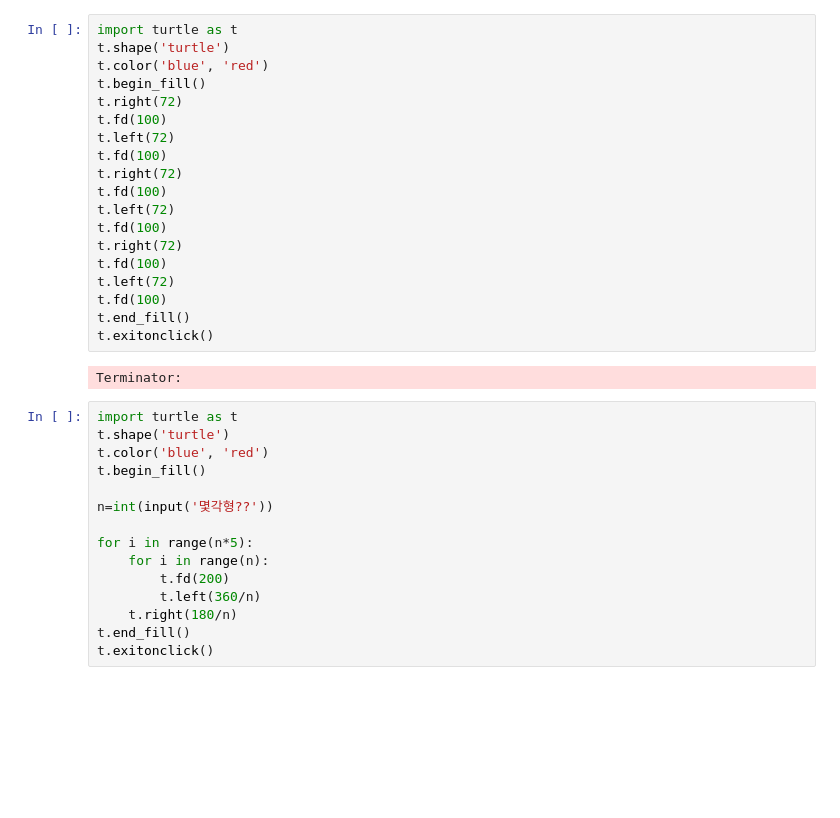
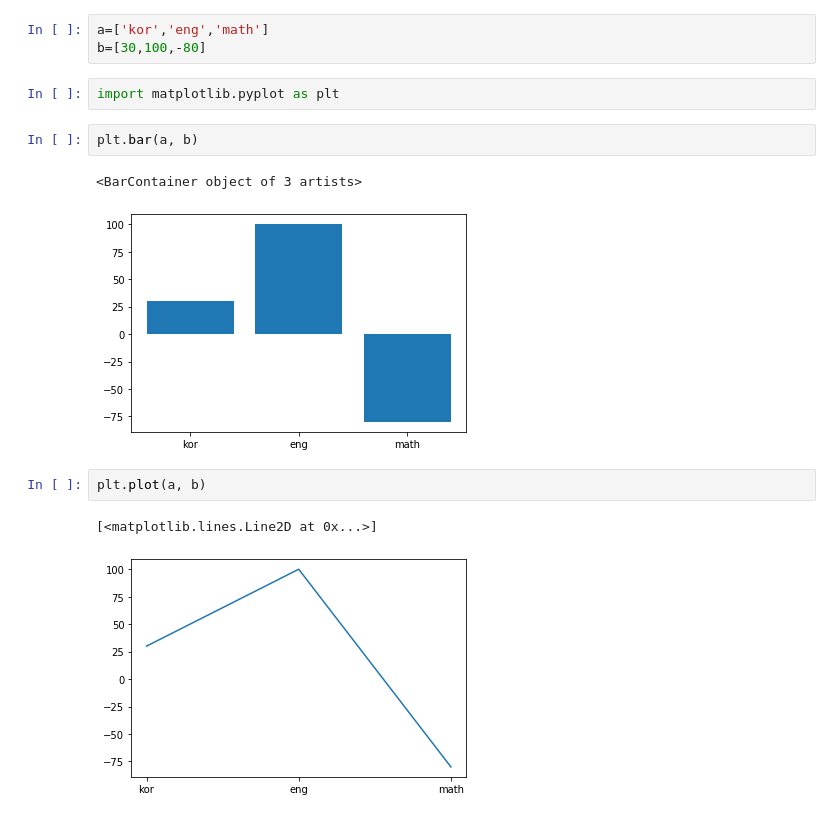
Before and after one commit to jiyoumin/Python_100-, a Jupyter notebook: Untitled.ipynb, the cells around one changed output. Saved outputs shown, nothing was run; the diff lists cells and outputs as text; blank space fills up the shorter version.

```diff
--- a/Untitled.ipynb
+++ b/Untitled.ipynb
@@ -24,36 +1,15 @@ done()
-# %%
-import turtle as t
-t.shape('turtle')
-t.color('blue', 'red')
-t.begin_fill()
-t.right(72)
-t.fd(100)
-t.left(72)
-t.fd(100)
-t.right(72)
-t.fd(100)
-t.left(72)
-t.fd(100)
-t.right(72)
-t.fd(100)
-t.left(72)
-t.fd(100)
-t.end_fill()
-t.exitonclick()
-# %% [output]
-Terminator:
-# %%
-import turtle as t
-t.shape('turtle')
-t.color('blue', 'red')
-t.begin_fill()
-
-n=int(input('몇각형??'))
-
-for i in range(n*5):
-    for i in range(n):
-        t.fd(200)
-        t.left(360/n)
-    t.right(180/n)
-t.end_fill()
-t.exitonclick()
+# %%
+a=['kor','eng','math']
+b=[30,100,-80]
+# %%
+import matplotlib.pyplot as plt
+# %%
+plt.bar(a, b)
+# %% [output]
+<BarContainer object of 3 artists>
+[figure, added]
+# %%
+plt.plot(a, b)
+# %% [output]
+[<matplotlib.lines.Line2D at 0x...>]
+[figure, added]
```
Also changed, not shown: parts of 22 cells of this notebook.
